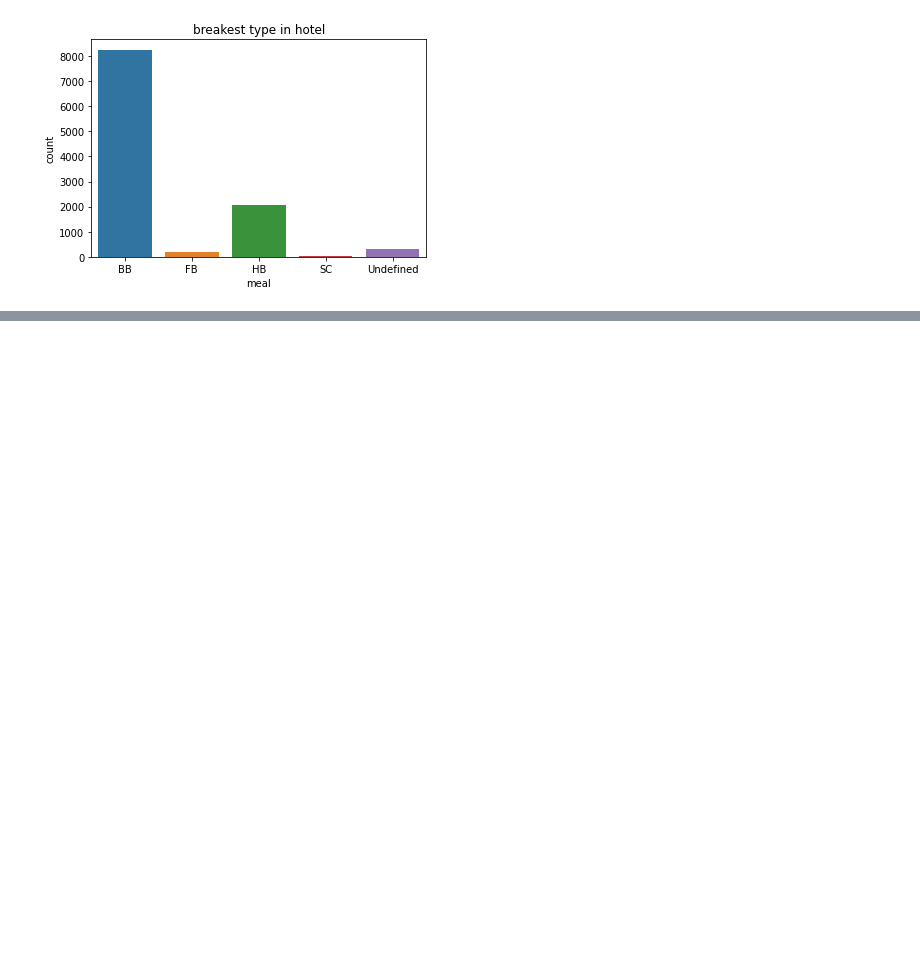
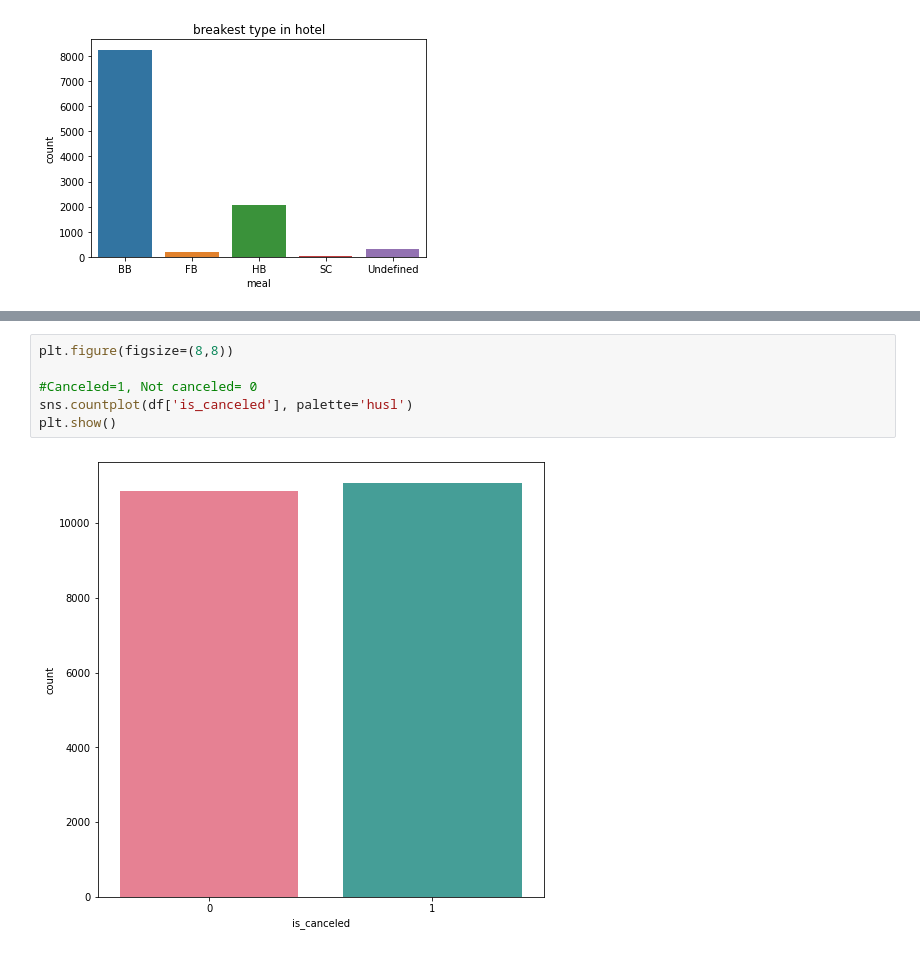
Before and after one commit to Tarungeed/capstone-project-1-, a Jupyter notebook: capstone_project_1.ipynb, the cells around one changed output, grey strips where cells are left out. Drawn from its saved outputs; the diff is of its cells as text; blank space fills up the shorter version.

```diff
--- a/capstone_project_1.ipynb
+++ b/capstone_project_1.ipynb
@@ -326,0 +387,8 @@ Text(0.5, 1.0, 'breakest type in hotel')
+# %%
+plt.figure(figsize=(8,8))
+
+#Canceled=1, Not canceled= 0
+sns.countplot(df['is_canceled'], palette='husl')
+plt.show()
+# %% [output]
+[figure, added]
```
Also changed, not shown: parts of 9 cells of this notebook.
